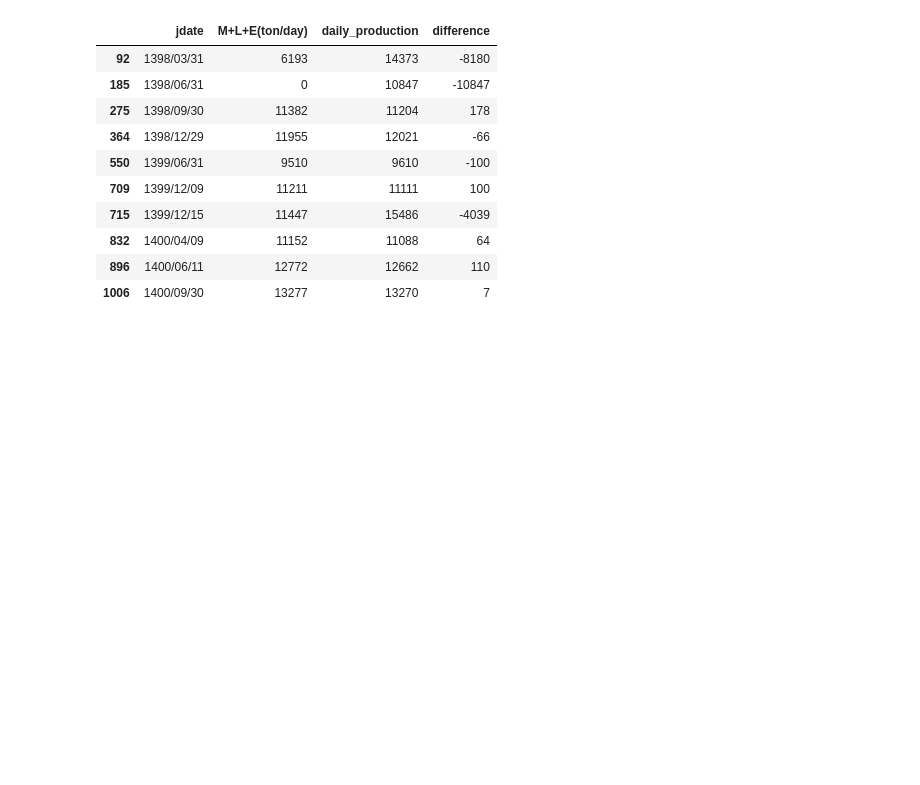
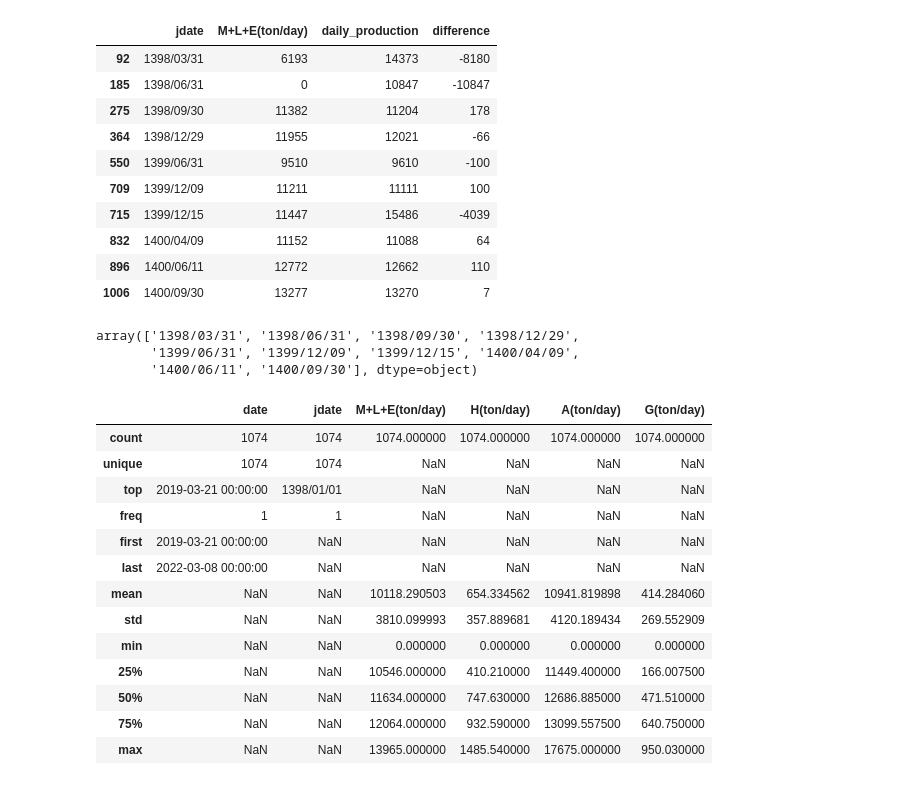
Before and after one commit to heidaralavi/Fetch-daily-product, a Jupyter notebook: compairing data.ipynb, the cells around one changed output. Saved outputs shown, nothing was run; the diff lists cells and outputs as text; code cells hidden in the pictures; blank space fills up the shorter version.

```diff
--- a/compairing data.ipynb
+++ b/compairing data.ipynb
@@ -14,7 +6,8 @@ Resolving deltas: 100% (40/40), done.
 import pandas as pd
 import numpy as np
 # %%
-f='/content/Fetch-daily-product/Daily production98-1400.xlsx'
+f='Daily production98-1400.xlsx'
+#f='/content/Fetch-daily-product/Daily production98-1400.xlsx'
 production_df = pd.DataFrame()
 xl = pd.ExcelFile(f)
 sheet_names=xl.sheet_names
@@ -116,0 +114,6 @@ merged_df[merged_df['difference'] != 0]
+# %%
+mask
+# %% [output]
+array(['1398/03/31', '1398/06/31', '1398/09/30', '1398/12/29',
+       '1399/06/31', '1399/12/09', '1399/12/15', '1400/04/09',
+       '1400/06/11', '1400/09/30'], dtype=object)
@@ -116,0 +122,17 @@ merged_df[merged_df['difference'] != 0]
+# %%
+final_df.describe(include='all')
+# %% [output]
+|  | date | jdate | M+L+E(ton/day) | H(ton/day) | A(ton/day) | G(ton/day) |
+| count | 1074 | 1074 | 1074.000000 | 1074.000000 | 1074.000000 | 1074.000000 |
+| unique | 1074 | 1074 | NaN | NaN | NaN | NaN |
+| top | 2019-03-21 00:00:00 | 1398/01/01 | NaN | NaN | NaN | NaN |
+| freq | 1 | 1 | NaN | NaN | NaN | NaN |
+| first | 2019-03-21 00:00:00 | NaN | NaN | NaN | NaN | NaN |
+| last | 2022-03-08 00:00:00 | NaN | NaN | NaN | NaN | NaN |
+| mean | NaN | NaN | 10118.290503 | 654.334562 | 10941.819898 | 414.284060 |
+| std | NaN | NaN | 3810.099993 | 357.889681 | 4120.189434 | 269.552909 |
+| min | NaN | NaN | 0.000000 | 0.000000 | 0.000000 | 0.000000 |
+| 25% | NaN | NaN | 10546.000000 | 410.210000 | 11449.400000 | 166.007500 |
+| 50% | NaN | NaN | 11634.000000 | 747.630000 | 12686.885000 | 471.510000 |
+| 75% | NaN | NaN | 12064.000000 | 932.590000 | 13099.557500 | 640.750000 |
+| max | NaN | NaN | 13965.000000 | 1485.540000 | 17675.000000 | 950.030000 |
```
Also changed, not shown: parts of 17 cells of this notebook.
